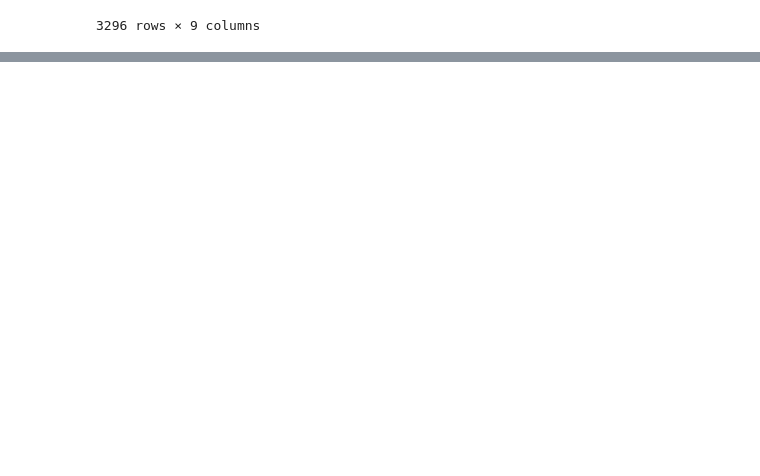
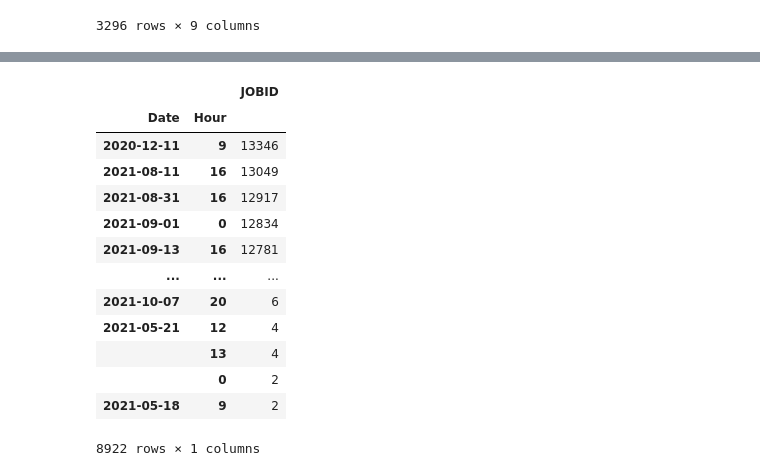
Before and after one commit to nss-data-science-cohort-8/accre-pumpkin-pie, a Jupyter notebook: notebooks/ZH_Sched_Failure_Modeling.ipynb, the cells around one changed output, grey strips where cells are left out. Cells and saved outputs as stored; diff of their text form; code cells hidden in the pictures; blank space fills up the shorter version.

```diff
--- a/notebooks/ZH_Sched_Failure_Modeling.ipynb
+++ b/notebooks/ZH_Sched_Failure_Modeling.ipynb
@@ -121,0 +164,3 @@ Name: count, dtype: int64
+# %%
+typical_day_count = jobs_filtered.groupby([jobs_filtered['END'].dt.date, jobs_filtered['END'].dt.hour]).agg({'JOBID':'count'})
+typical_day_count.index.names = ['Date', 'Hour']
@@ -121,0 +179,17 @@ Name: count, dtype: int64
+# %%
+typical_day_count.sort_values('JOBID', ascending=False)
+# %% [output]
+|  |  | JOBID |
+| Date | Hour |  |
+| 2020-12-11 | 9 | 13346 |
+| 2021-08-11 | 16 | 13049 |
+| 2021-08-31 | 16 | 12917 |
+| 2021-09-01 | 0 | 12834 |
+| 2021-09-13 | 16 | 12781 |
+| ... | ... | ... |
+| 2021-10-07 | 20 | 6 |
+| 2021-05-21 | 12 | 4 |
+|  | 13 | 4 |
+|  | 0 | 2 |
+| 2021-05-18 | 9 | 2 |
+8922 rows × 1 columns
```
Also changed, not shown: parts of 56 cells of this notebook.
